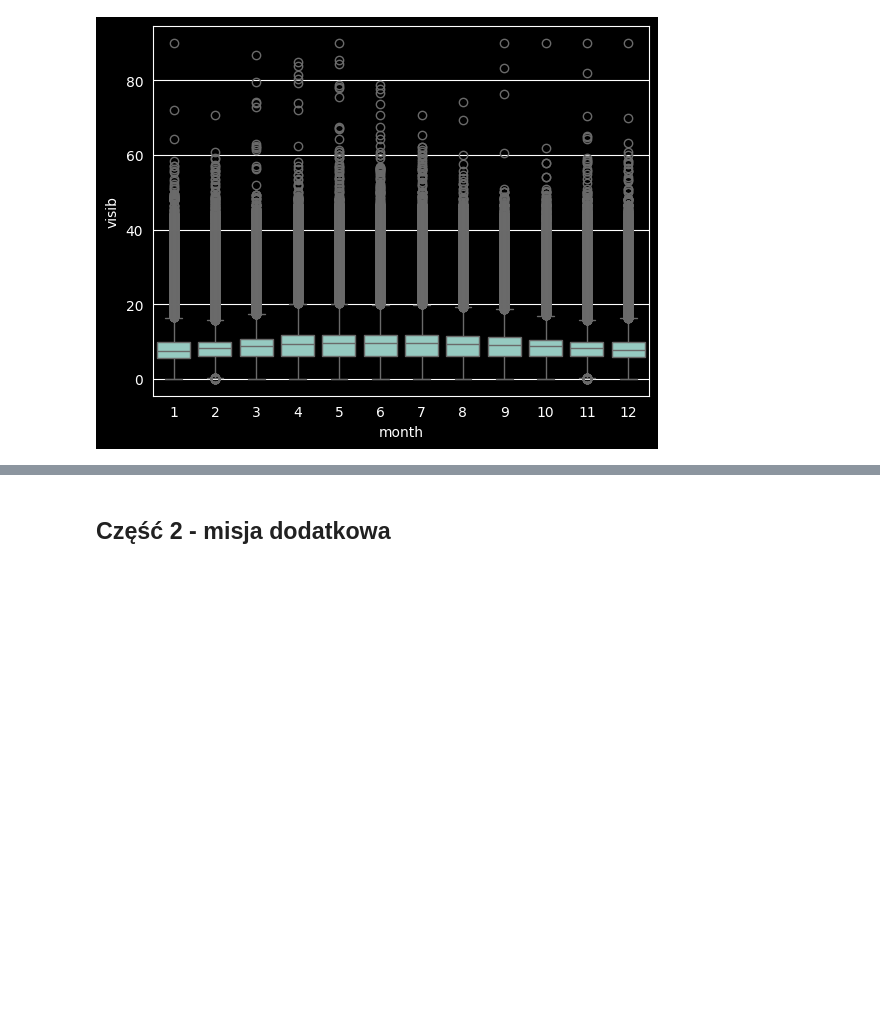
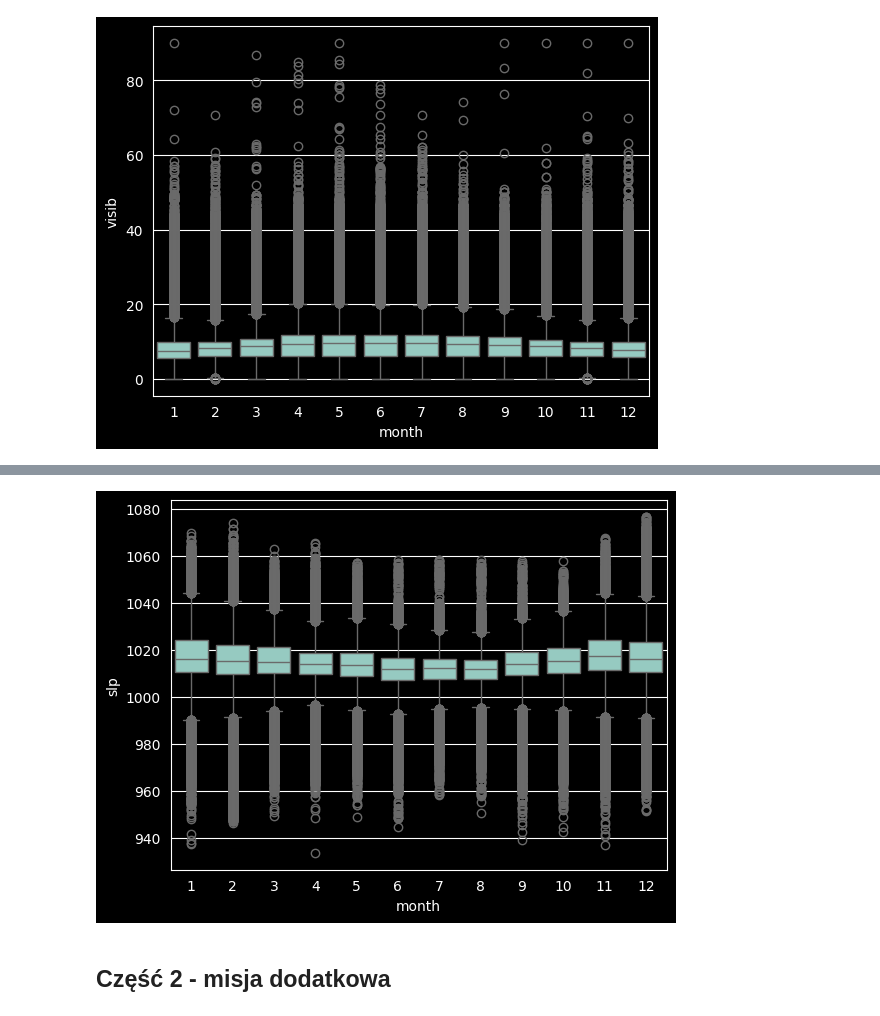
Before and after one commit to Matio004/PodstawyPrzetwarzaniaDuzychZbiorowDanych, a Jupyter notebook: zad2.ipynb, the cells around one changed output, grey strips where cells are left out. Saved outputs shown, nothing was run; the diff lists cells and outputs as text; code cells hidden in the pictures; blank space fills up the shorter version.

```diff
--- a/zad2.ipynb
+++ b/zad2.ipynb
@@ -73,3 +85,7 @@ sns.boxplot(daily_weather, x='month', y='visib');
+# %%
+sns.boxplot(daily_weather, x='month', y='slp');
+# %% [output]
+[figure, added]
 # %% [markdown]
 ## Część 2 - misja dodatkowa
 # %% [markdown]
```
Also changed, not shown: parts of 15 cells of this notebook.
